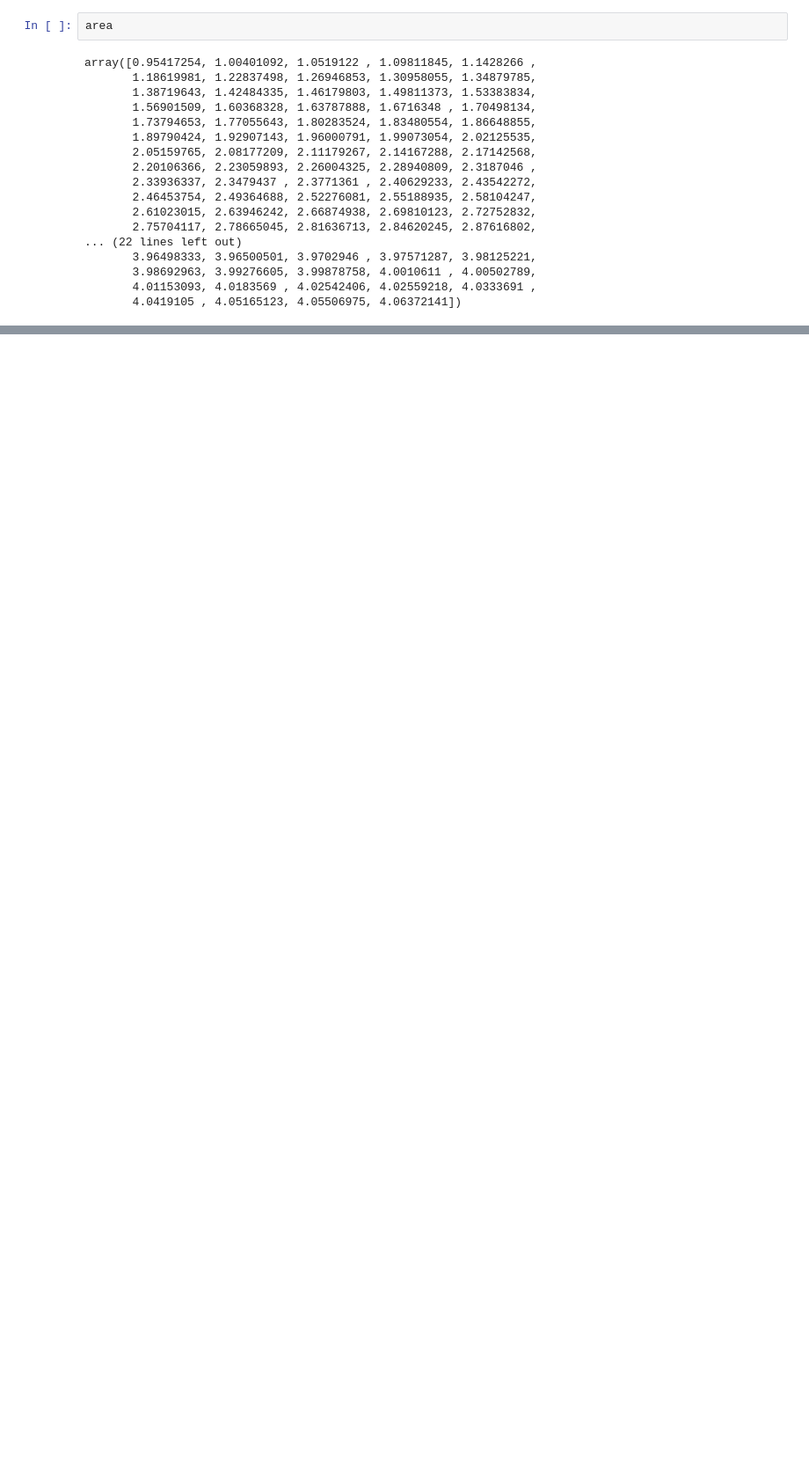
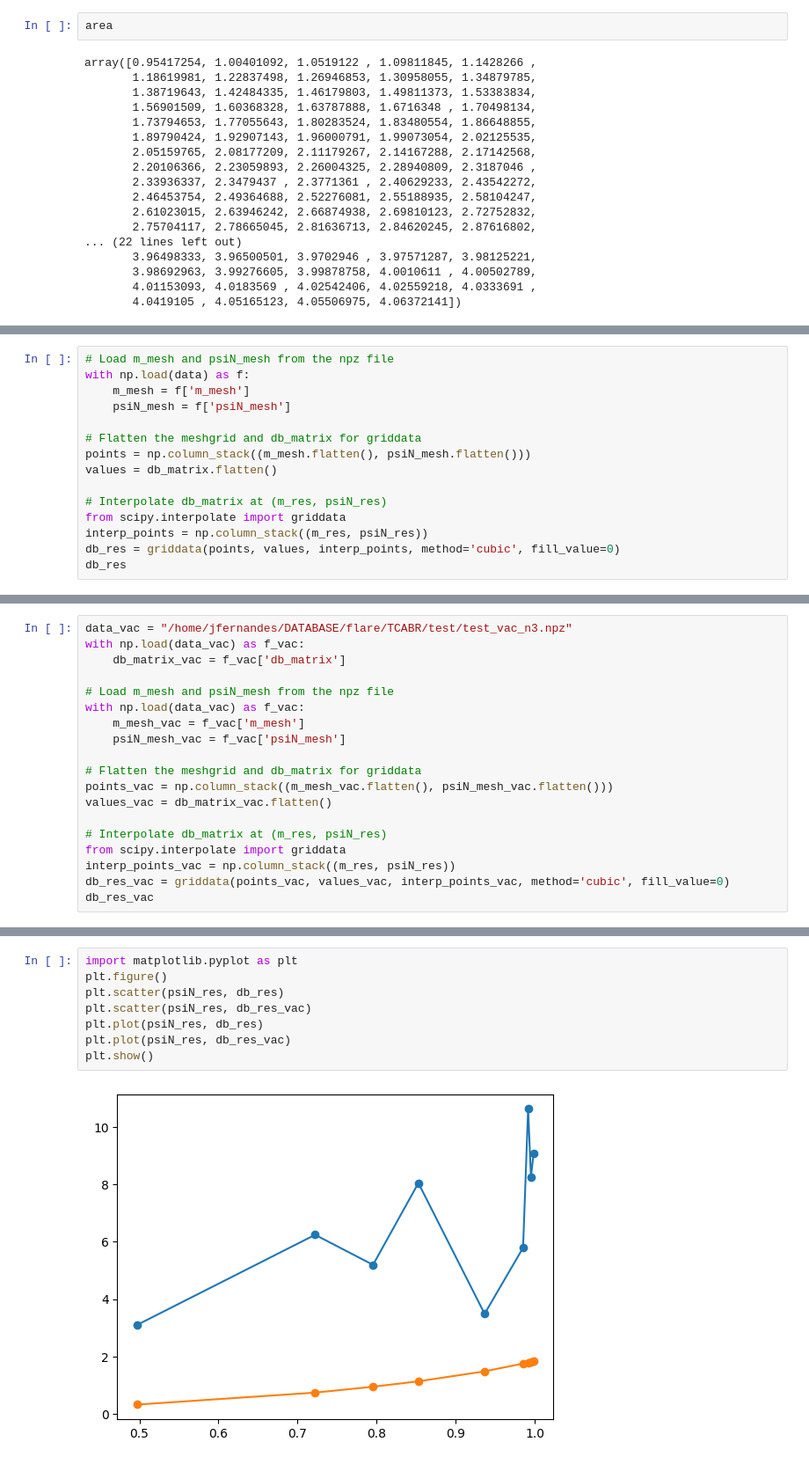
Before and after one commit to ojrfernandes/pycodes, a Jupyter notebook: run.ipynb, the cells around one changed output, grey strips where cells are left out. Shown at 88% size. Saved outputs shown, nothing was run; the diff lists cells and outputs as text; blank space fills up the shorter version.

```diff
--- a/run.ipynb
+++ b/run.ipynb
@@ -277,0 +309,15 @@ array([0.95417254, 1.00401092, 1.0519122 , 1.09811845, 1.1428266 ,
+# %%
+# Load m_mesh and psiN_mesh from the npz file
+with np.load(data) as f:
+	m_mesh = f['m_mesh']
+	psiN_mesh = f['psiN_mesh']
+
+# Flatten the meshgrid and db_matrix for griddata
+points = np.column_stack((m_mesh.flatten(), psiN_mesh.flatten()))
+values = db_matrix.flatten()
+
+# Interpolate db_matrix at (m_res, psiN_res)
+from scipy.interpolate import griddata
+interp_points = np.column_stack((m_res, psiN_res))
+db_res = griddata(points, values, interp_points, method='cubic', fill_value=0)
+db_res
@@ -277,0 +327,19 @@ array([0.95417254, 1.00401092, 1.0519122 , 1.09811845, 1.1428266 ,
+# %%
+data_vac = "/home/jfernandes/DATABASE/flare/TCABR/test/test_vac_n3.npz"
+with np.load(data_vac) as f_vac:
+    db_matrix_vac = f_vac['db_matrix']
+
+# Load m_mesh and psiN_mesh from the npz file
+with np.load(data_vac) as f_vac:
+	m_mesh_vac = f_vac['m_mesh']
+	psiN_mesh_vac = f_vac['psiN_mesh']
+
+# Flatten the meshgrid and db_matrix for griddata
+points_vac = np.column_stack((m_mesh_vac.flatten(), psiN_mesh_vac.flatten()))
+values_vac = db_matrix_vac.flatten()
+
+# Interpolate db_matrix at (m_res, psiN_res)
+from scipy.interpolate import griddata
+interp_points_vac = np.column_stack((m_res, psiN_res))
+db_res_vac = griddata(points_vac, values_vac, interp_points_vac, method='cubic', fill_value=0)
+db_res_vac
@@ -277,0 +349,10 @@ array([0.95417254, 1.00401092, 1.0519122 , 1.09811845, 1.1428266 ,
+# %%
+import matplotlib.pyplot as plt
+plt.figure()
+plt.scatter(psiN_res, db_res)
+plt.scatter(psiN_res, db_res_vac)
+plt.plot(psiN_res, db_res)
+plt.plot(psiN_res, db_res_vac)
+plt.show()
+# %% [output]
+[figure, added]
```
Also changed, not shown: parts of 10 cells of this notebook, 4 other files.
